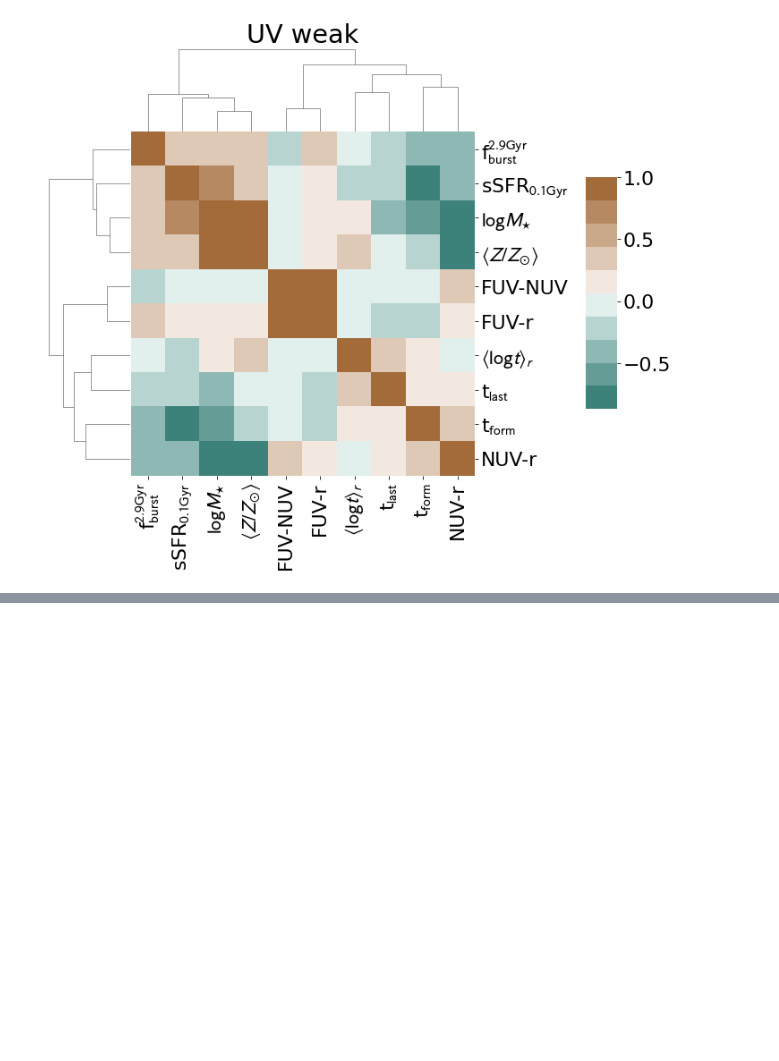
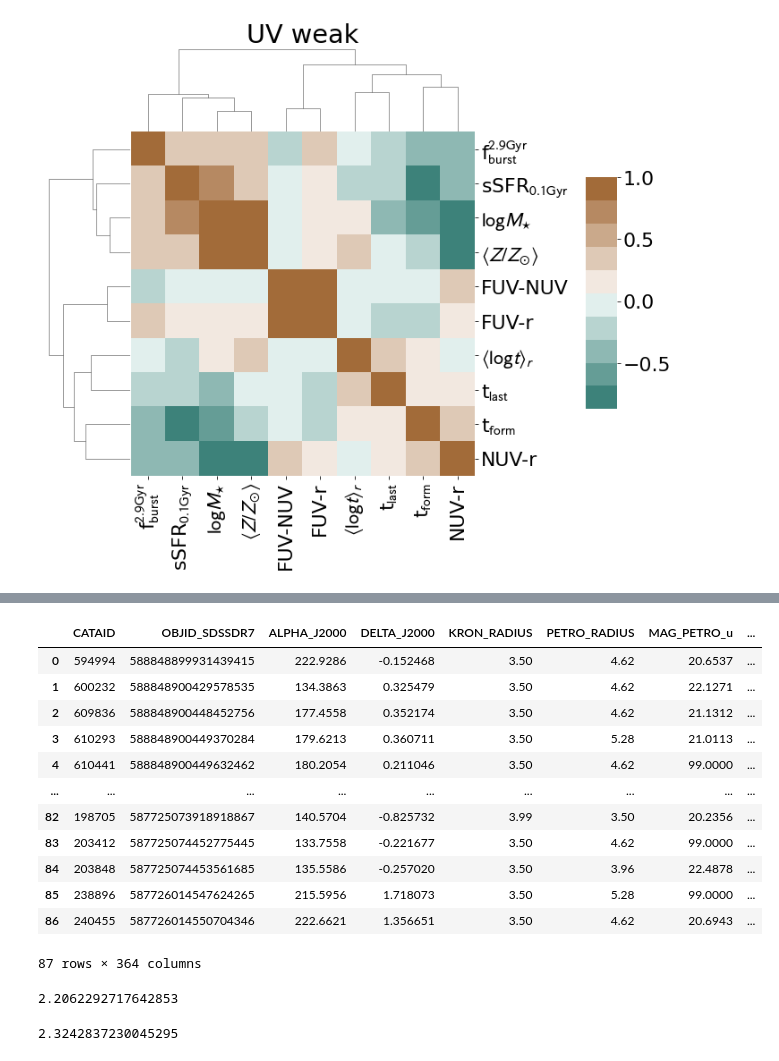
Before and after one commit to mdastro/UVupturn-RSGs, a Jupyter notebook: UV_PSM/PSM_StellarPopsAnalysis_MagPhys.ipynb, the cells around one changed output, grey strips where cells are left out. Cells and saved outputs as stored; diff of their text form; code cells hidden in the pictures; blank space fills up the shorter version.

```diff
--- a/UV_PSM/PSM_StellarPopsAnalysis_MagPhys.ipynb
+++ b/UV_PSM/PSM_StellarPopsAnalysis_MagPhys.ipynb
@@ -141,0 +130,2 @@ psmed_data_magphys
+# %%
+duspedia_ratio = np.log10(dust_data['mass_stellar_best_fit'].values/dust_data['mass_dust_best_fit'].values)
@@ -586,0 +614,28 @@ heatmap_weak.corr(method='spearman').round(decimals=2)
+# %%
+uv_upturn['mass_s']
+# %% [output]
+|  | CATAID | OBJID_SDSSDR7 | ALPHA_J2000 | DELTA_J2000 | KRON_RADIUS | PETRO_RADIUS | MAG_PETRO_u | ... |
+| 0 | 594994 | 588848899931439415 | 222.9286 | -0.152468 | 3.50 | 4.62 | 20.6537 | ... |
+| 1 | 600232 | 588848900429578535 | 134.3863 | 0.325479 | 3.50 | 4.62 | 22.1271 | ... |
+| 2 | 609836 | 588848900448452756 | 177.4558 | 0.352174 | 3.50 | 4.62 | 21.1312 | ... |
+| 3 | 610293 | 588848900449370284 | 179.6213 | 0.360711 | 3.50 | 5.28 | 21.0113 | ... |
+| 4 | 610441 | 588848900449632462 | 180.2054 | 0.211046 | 3.50 | 4.62 | 99.0000 | ... |
+| ... | ... | ... | ... | ... | ... | ... | ... | ... |
+| 82 | 198705 | 587725073918918867 | 140.5704 | -0.825732 | 3.99 | 3.50 | 20.2356 | ... |
+| 83 | 203412 | 587725074452775445 | 133.7558 | -0.221677 | 3.50 | 4.62 | 99.0000 | ... |
+| 84 | 203848 | 587725074453561685 | 135.5586 | -0.257020 | 3.50 | 3.96 | 22.4878 | ... |
+| 85 | 238896 | 587726014547624265 | 215.5956 | 1.718073 | 3.50 | 5.28 | 99.0000 | ... |
+| 86 | 240455 | 587726014550704346 | 222.6621 | 1.356651 | 3.50 | 4.62 | 20.6943 | ... |
+87 rows × 364 columns
+# %%
+for i in range(uv_upturn['log_mdust/mstar'].values.size):
+    if uv_upturn['log_mdust/mstar'].iloc[i]<=2.5:
+        print(uv_upturn['log_mdust/mstar'].iloc[i])
+# %% [output]
+2.2062292717642853
+# %%
+for i in range(uv_weak['log_mdust/mstar'].values.size):
+    if uv_weak['log_mdust/mstar'].iloc[i]<=2.5:
+        print(uv_weak['log_mdust/mstar'].iloc[i])
+# %% [output]
+2.3242837230045295
```
Also changed, not shown: parts of 10 cells of this notebook, 2 other files.
